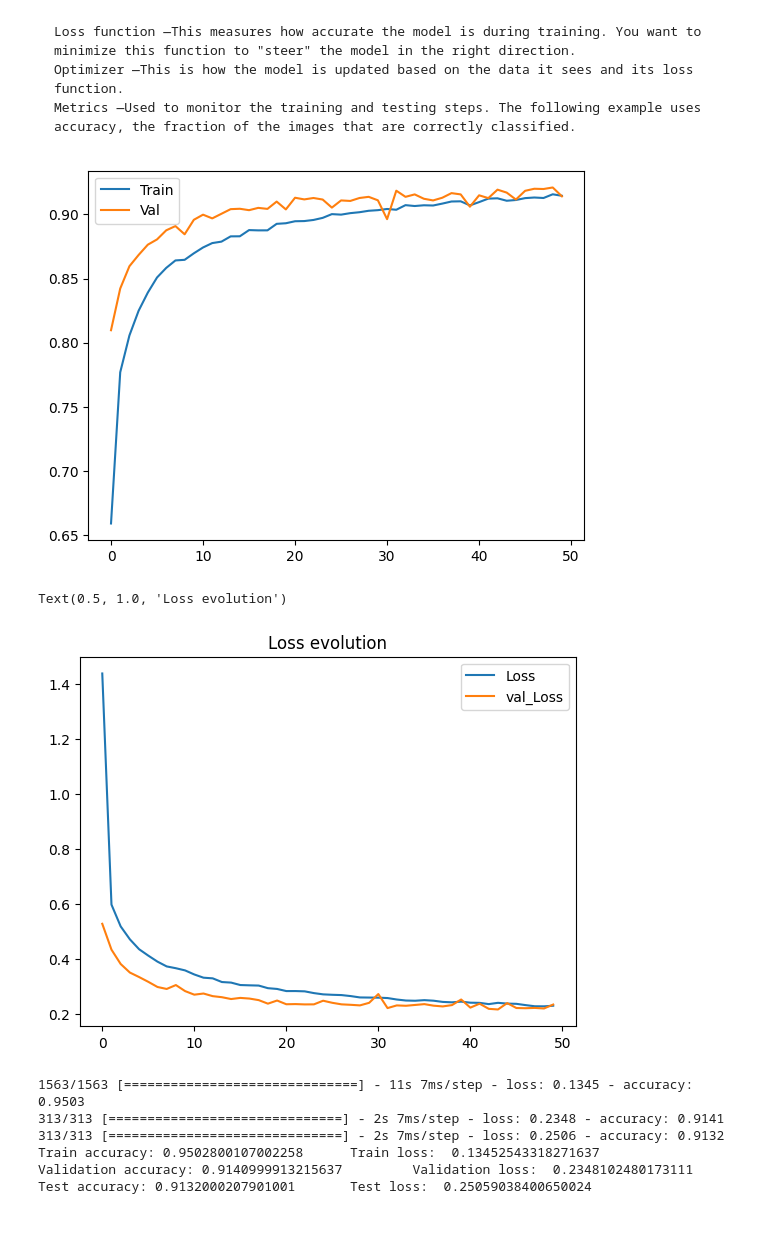
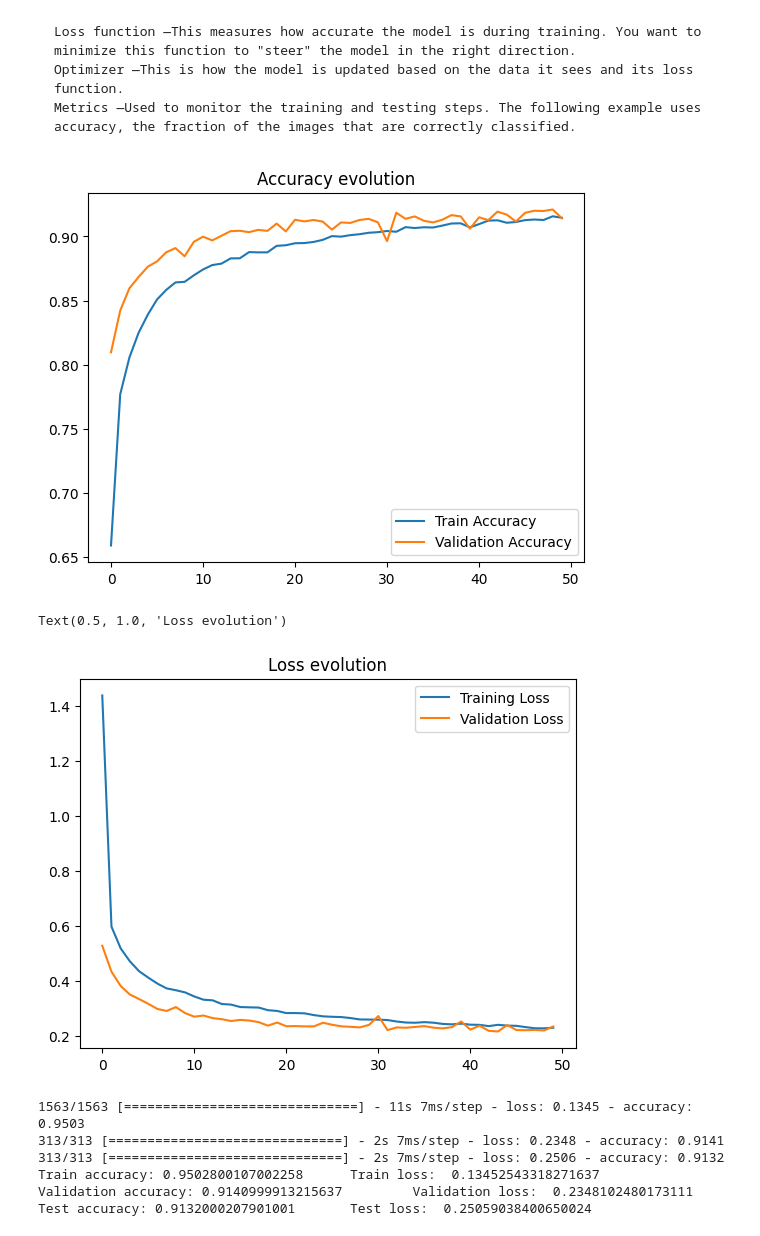
Before and after one commit to miriam-mendez/ADM, a Jupyter notebook: main.ipynb, the cells around one changed output. Drawn from its saved outputs; the diff is of its cells as text; code cells hidden in the pictures.

```diff
--- a/main.ipynb
+++ b/main.ipynb
@@ -145,20 +145,21 @@ Epoch 50: val_accuracy did not improve from 0.92100
     Optimizer —This is how the model is updated based on the data it sees and its loss function.
     Metrics —Used to monitor the training and testing steps. The following example uses accuracy, the fraction of the images that are correctly classified.
 # %%
-plt.plot(hist.history['accuracy'],label='Train')
-plt.plot(hist.history['val_accuracy'],label='Val')
+plt.plot(hist.history['accuracy'],label='Train Accuracy')
+plt.plot(hist.history['val_accuracy'],label='Validation Accuracy')
 plt.legend()
+plt.title('Accuracy evolution')
 plt.show()
 # %% [output]
-[figure, old version]
+[figure, new version]
 # %%
-plt.plot(hist.history['loss'], label='Loss')
-plt.plot(hist.history['val_loss'], label='val_Loss')
+plt.plot(hist.history['loss'], label='Training Loss')
+plt.plot(hist.history['val_loss'], label='Validation Loss')
 plt.legend()
 plt.title('Loss evolution')
 # %% [output]
 Text(0.5, 1.0, 'Loss evolution')
-[figure, old version]
+[figure, new version]
 # %%
 train_loss, train_acc = model.evaluate(train_images, train_labels)
 val_loss, val_acc = model.evaluate(valid_images, valid_labels)
```
Also changed, not shown: parts of 4 cells of this notebook.
